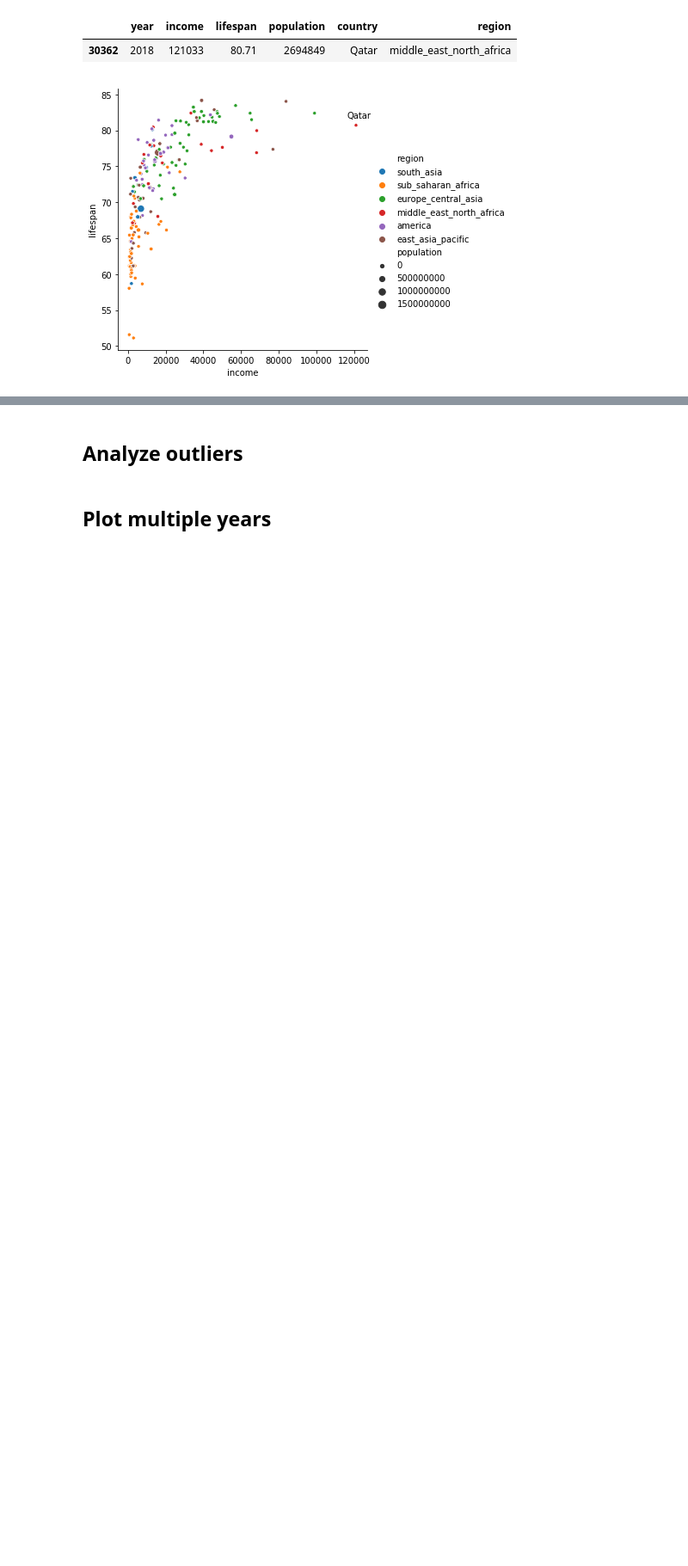
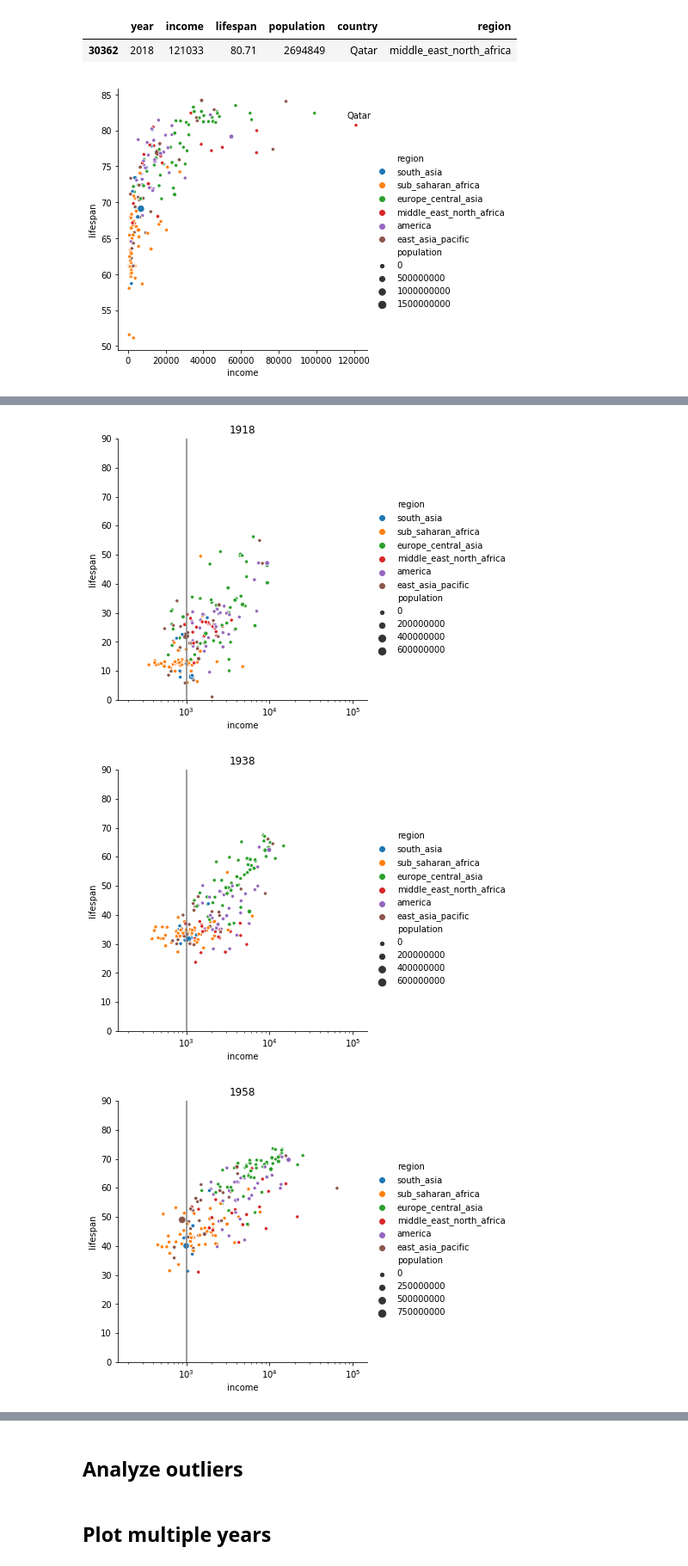
Before and after one commit to HeyLaxmi/DS-Unit-1-Sprint-1-Dealing-With-Data, a Jupyter notebook: Copy_of_LS_DS_124_Sequence_your_narrative.ipynb, the cells around one changed output, grey strips where cells are left out. Shown at 86% size. Saved outputs shown, nothing was run; the diff lists cells and outputs as text; code cells hidden in the pictures; blank space fills up the shorter version.

```diff
--- a/Copy_of_LS_DS_124_Sequence_your_narrative.ipynb
+++ b/Copy_of_LS_DS_124_Sequence_your_narrative.ipynb
@@ -333,0 +351,14 @@ plt.text(x=qatar_now.income-5000 , y=qatar_now.lifespan+1 , s='Qatar');
+# %%
+for year in years:
+    sns.relplot(x='income', y='lifespan', hue='region', size='population',
+                data=merged[merged.year==year])
+
+    plt.xscale('log')
+    plt.xlim((150, 150000))
+    plt.ylim((0, 90))
+    plt.title(year)
+    plt.axvline(x=1000, color='grey')
+# %% [output]
+[figure, added]
+[figure, added]
+[figure, added]
```
Also changed, not shown: parts of 7 cells of this notebook.
